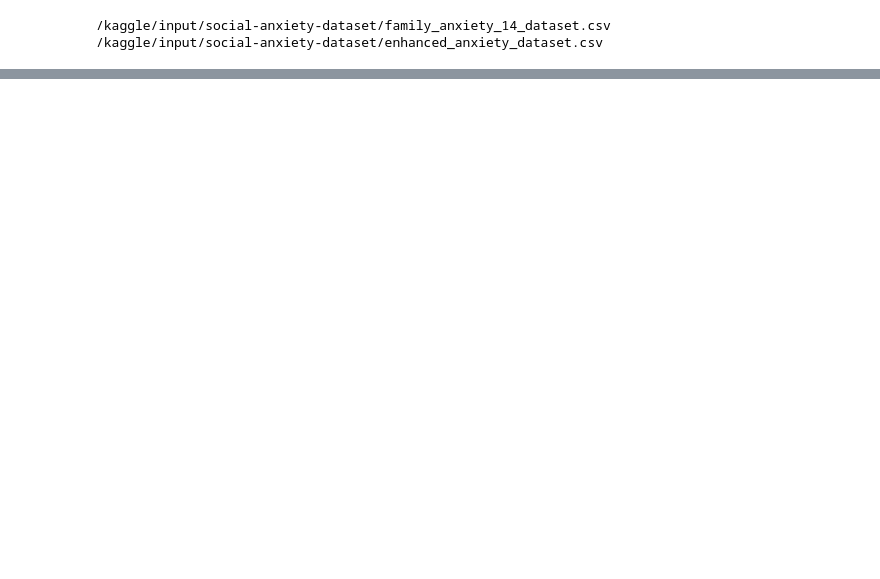
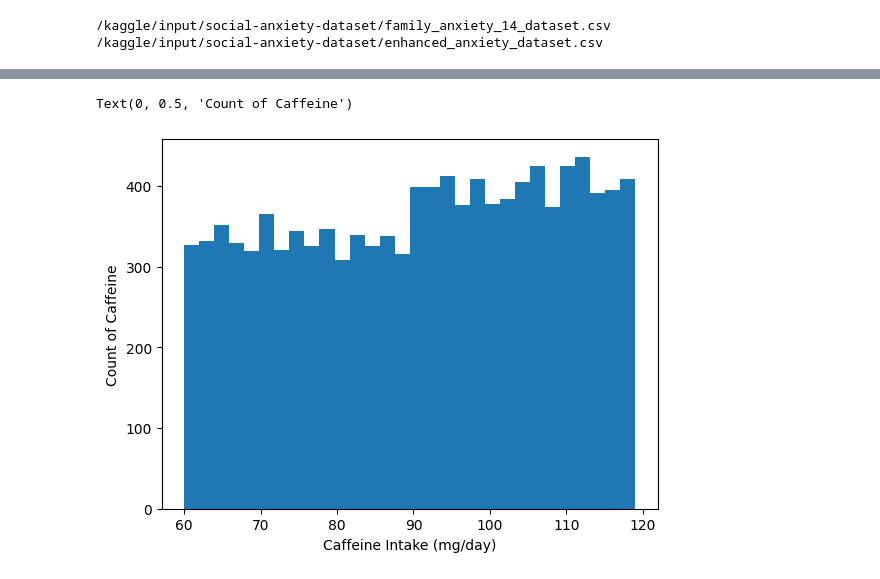
Before and after one commit to YaqeenData/social_anxiety_level_classification, a Jupyter notebook: social-anxiety-level-classification-project.ipynb, the cells around one changed output, grey strips where cells are left out. Saved outputs shown, nothing was run; the diff lists cells and outputs as text; code cells hidden in the pictures; blank space fills up the shorter version.

```diff
--- a/social-anxiety-level-classification-project.ipynb
+++ b/social-anxiety-level-classification-project.ipynb
@@ -30,0 +266,7 @@ for dirname, _, filenames in os.walk('/kaggle/input'):
+# %%
+plt.hist(bins=30, x=df['Heart Rate (bpm)'])
+plt.xlabel('Caffeine Intake (mg/day)')
+plt.ylabel('Count of Caffeine')
+# %% [output]
+Text(0, 0.5, 'Count of Caffeine')
+[figure, added]
```
Also changed, not shown: parts of 45 cells of this notebook.
